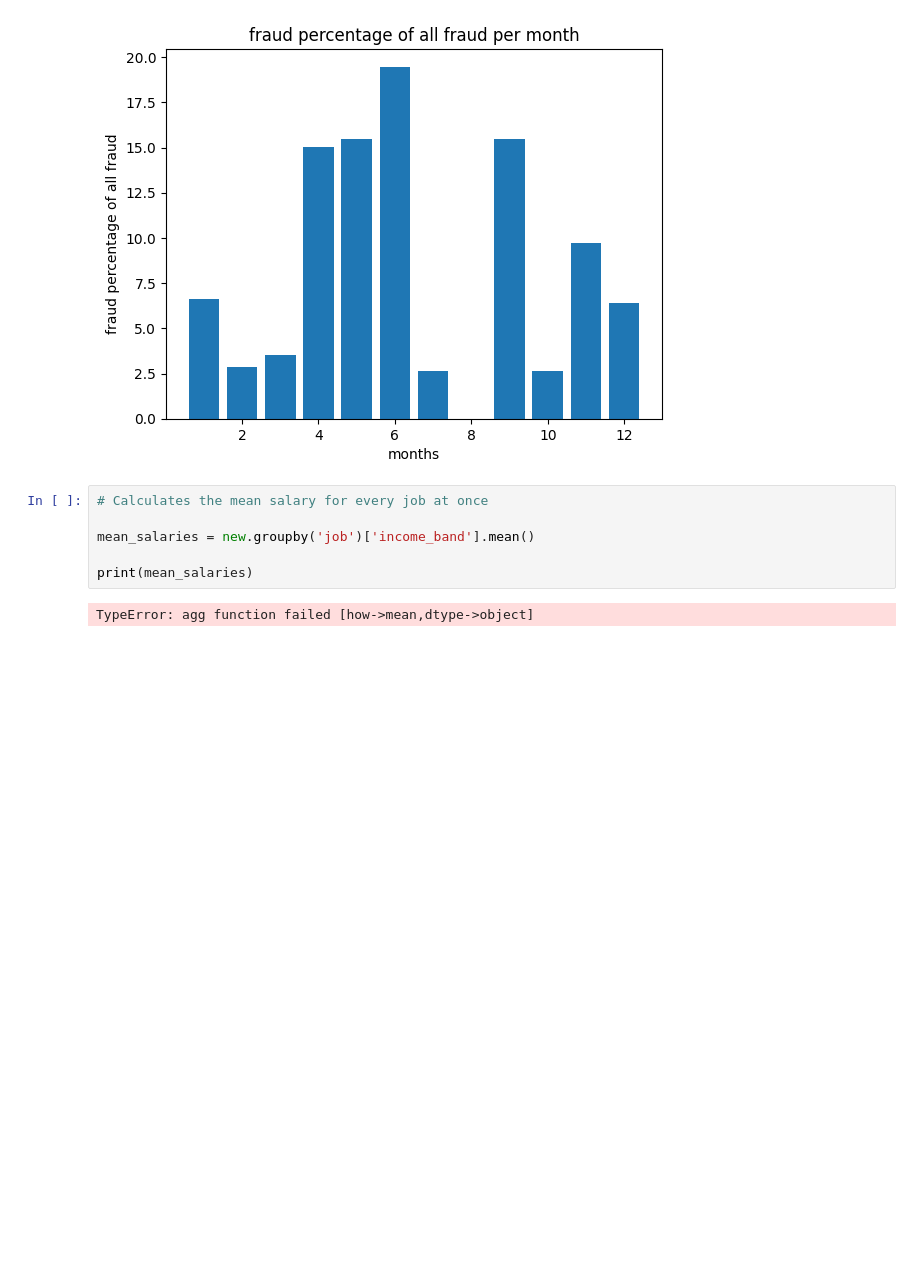
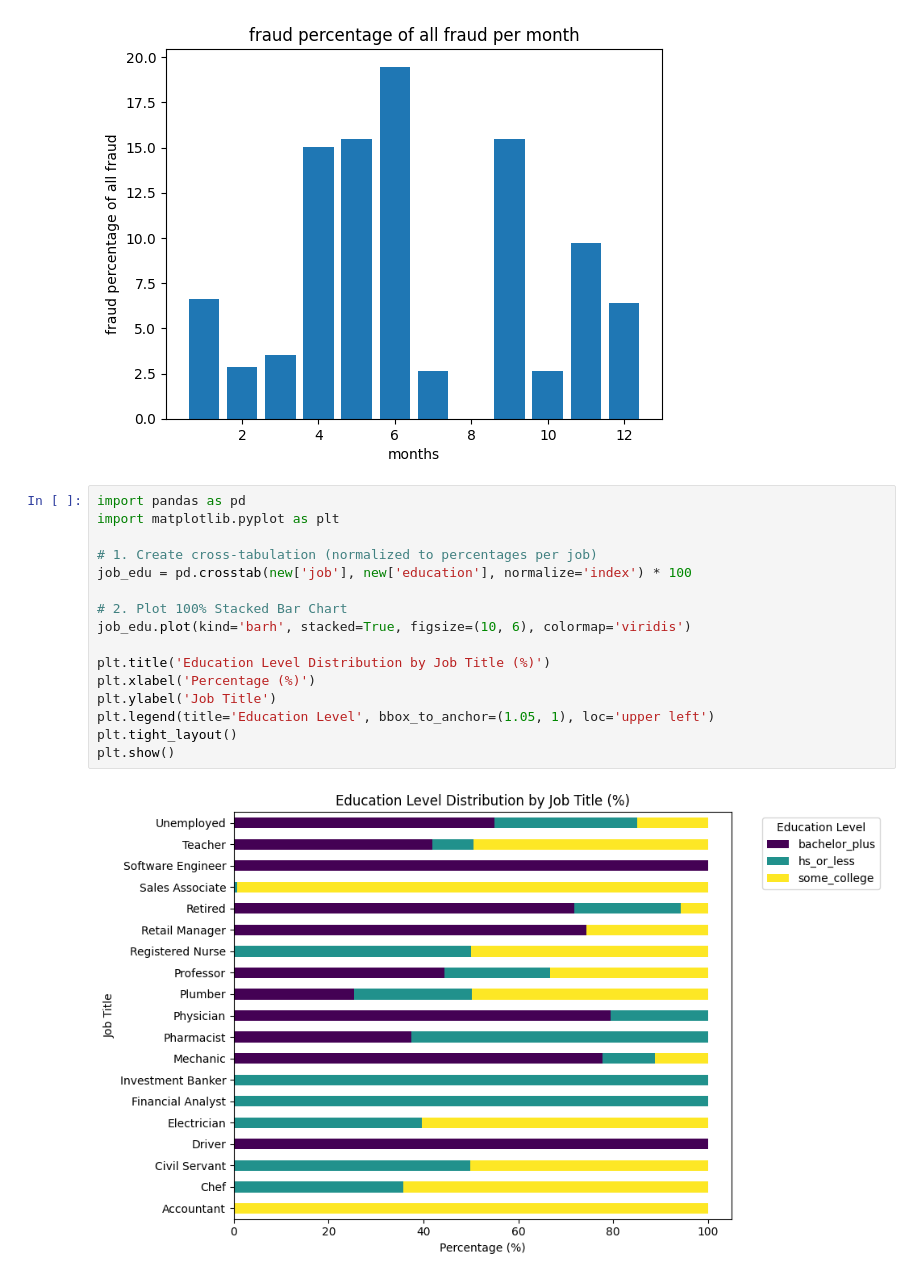
Before and after one commit to richard-lab-hub/Sparkov_Data_Generation, a Jupyter notebook: data_relations.ipynb, the cells around one changed output. Drawn from its saved outputs; the diff is of its cells as text; blank space fills up the shorter version.

```diff
--- a/data_relations.ipynb
+++ b/data_relations.ipynb
@@ -97,11 +97,21 @@ plt.title('fraud percentage of all fraud per month')
 plt.show()
 # %% [output]
 [figure]
-# %%
-# Calculates the mean salary for every job at once
-
-mean_salaries = new.groupby('job')['income_band'].mean()
-
-print(mean_salaries)
-# %% [output]
-TypeError: agg function failed [how->mean,dtype->object]
+# %%
+import pandas as pd
+import matplotlib.pyplot as plt
+
+# 1. Create cross-tabulation (normalized to percentages per job)
+job_edu = pd.crosstab(new['job'], new['education'], normalize='index') * 100
+
+# 2. Plot 100% Stacked Bar Chart
+job_edu.plot(kind='barh', stacked=True, figsize=(10, 6), colormap='viridis')
+
+plt.title('Education Level Distribution by Job Title (%)')
+plt.xlabel('Percentage (%)')
+plt.ylabel('Job Title')
+plt.legend(title='Education Level', bbox_to_anchor=(1.05, 1), loc='upper left')
+plt.tight_layout()
+plt.show()
+# %% [output]
+[figure, added]
```
Also changed, not shown: 3 other files.
